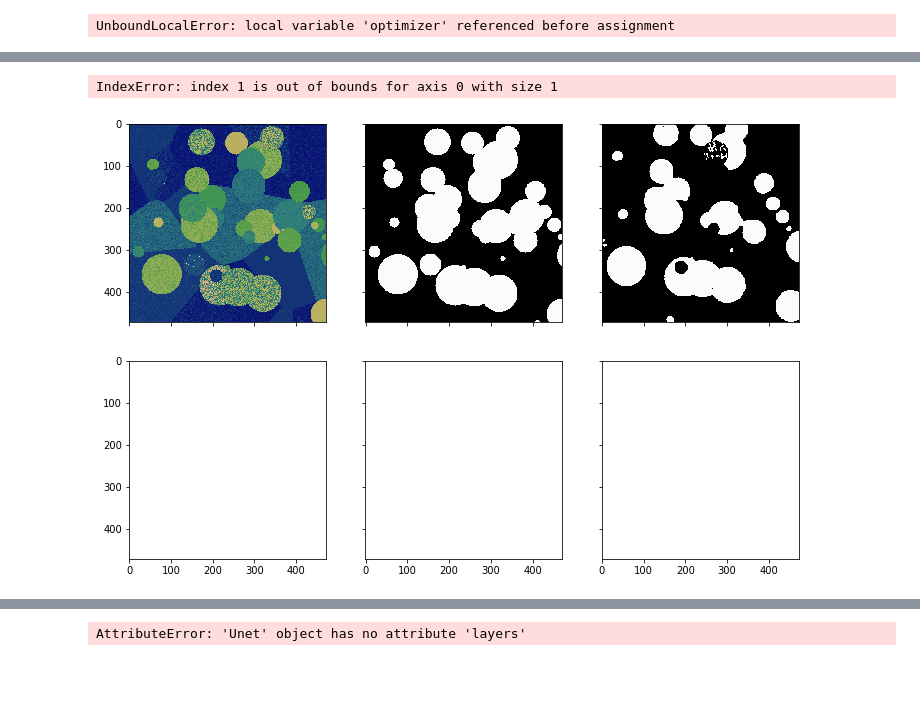
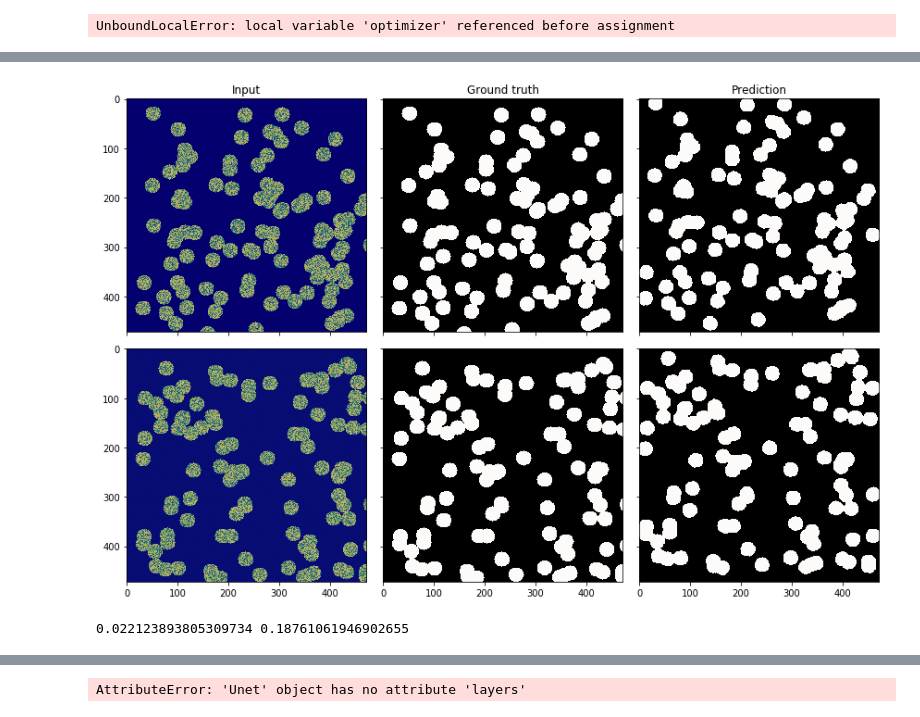
Before and after one commit to jerichooconnell/tf_unet, a Jupyter notebook: demo_toy_problem.ipynb, the cells around one changed output, grey strips where cells are left out. Saved outputs shown, nothing was run; the diff lists cells and outputs as text; code cells hidden in the pictures; blank space fills up the shorter version.

```diff
--- a/demo_toy_problem.ipynb
+++ b/demo_toy_problem.ipynb
@@ -11,11 +11,6 @@ plt.rcParams['image.cmap'] = 'gist_earth'
 from tf_unet import image_gen
 from tf_unet import unet
 from tf_unet import util
-
-nx = 512
-ny = 512
-
-generator = image_gen.get_image_gen(nx, ny, cnt=100)
 # %% [output]
 The autoreload extension is already loaded. To reload it, use:
   %reload_ext autoreload
@@ -32,5 +27,5 @@ print(type(y_test[0,0,0,0]))
 <class 'numpy.float64'>
 <class 'numpy.float64'>
 # %%
-net = unet.Unet(channels=generator.channels, n_class=generator.n_class, layers=3, features_root=32)
+net = unet.Unet(channels=generator.channels, n_class=generator.n_class, layers=3, features_root=16)
 # %% [output]
@@ -48,0 +50,29 @@ Model restored from file: ./unet_trained/model.cpkt
+# %%
+nx = 512
+ny = 512
+
+e1 = []
+e2 = []
+e3 = []
+i = 0
+
+for radius in [5,10,15]:
+    for thickness in range(25):
+
+        generator = image_gen.get_image_gen_val(nx, ny, cnt=100, r = radius, rr = thickness)
+        x_test, y_test = generator(2)
+
+        prediction = net.predict("./unet_trained/model.cpkt", x_test)
+
+        mask = prediction[i,...,1] > 0.995
+        mask2 = prediction[i,...,1] > 0.5
+        mask3 = prediction[i,...,1] > 0.9
+
+        err = abs(np.size(mask[mask == 1]) - np.size(y_test[i,...,1][y_test[i,...,1] == 1]))/np.size(y_test[i,...,1][y_test[i,...,1] == 1])
+        err2 = abs(np.size(mask2[mask2 == 1]) - np.size(y_test[i,...,1][y_test[i,...,1] == 1]))/np.size(y_test[i,...,1][y_test[i,...,1] == 1])
+
+        e1.append(abs(np.size(mask[mask == 1]) - np.size(y_test[i,...,1][y_test[i,...,1] == 1]))/np.size(y_test[i,...,1][y_test[i,...,1] == 1]))
+        e2.append(abs(np.size(mask2[mask2 == 1]) - np.size(y_test[i,...,1][y_test[i,...,1] == 1]))/np.size(y_test[i,...,1][y_test[i,...,1] == 1]))
+        e3.append(abs(np.size(mask3[mask3 == 1]) - np.size(y_test[i,...,1][y_test[i,...,1] == 1]))/np.size(y_test[i,...,1][y_test[i,...,1] == 1]))
+
+        print(err,err2, thickness,radius)
@@ -49,16 +90,23 @@ Model restored from file: ./unet_trained/model.cpkt
 # %%
 %matplotlib inline
 fig, ax = plt.subplots(2, 3, sharex=True, sharey=True, figsize=(12,8))
 for i in range(ax.shape[0]):
     ax[i, 0].imshow(x_test[i,...,0], aspect="auto")
     ax[i, 1].imshow(y_test[i,...,1], aspect="auto")
-    mask = prediction[i,...,1] > 0.9
-    ax[i, 2].imshow(mask, aspect="auto")
+    mask = prediction[i,...,1] > 0.995
+    mask2 = prediction[i,...,1] > 0.5
+    ax[i, 2].imshow(mask2, aspect="auto")
 ax[0, 0].set_title("Input")
 ax[0, 1].set_title("Ground truth")
 ax[0, 2].set_title("Prediction")
 fig.tight_layout()
 fig.savefig("docs/toy_problem.png")
 # %% [output]
-IndexError: index 1 is out of bounds for axis 0 with size 1
-[figure, old version]
+[figure, new version]
+# %%
+err = abs(np.size(mask[mask == 1]) - np.size(y_test[i,...,1][y_test[i,...,1] == 1]))/np.size(y_test[i,...,1][y_test[i,...,1] == 1])
+err2 = abs(np.size(mask2[mask2 == 1]) - np.size(y_test[i,...,1][y_test[i,...,1] == 1]))/np.size(y_test[i,...,1][y_test[i,...,1] == 1])
+
+print(err,err2)
+# %% [output]
+0.022123893805309734 0.18761061946902655
```
Also changed, not shown: parts of 8 cells of this notebook, 3 other files.
